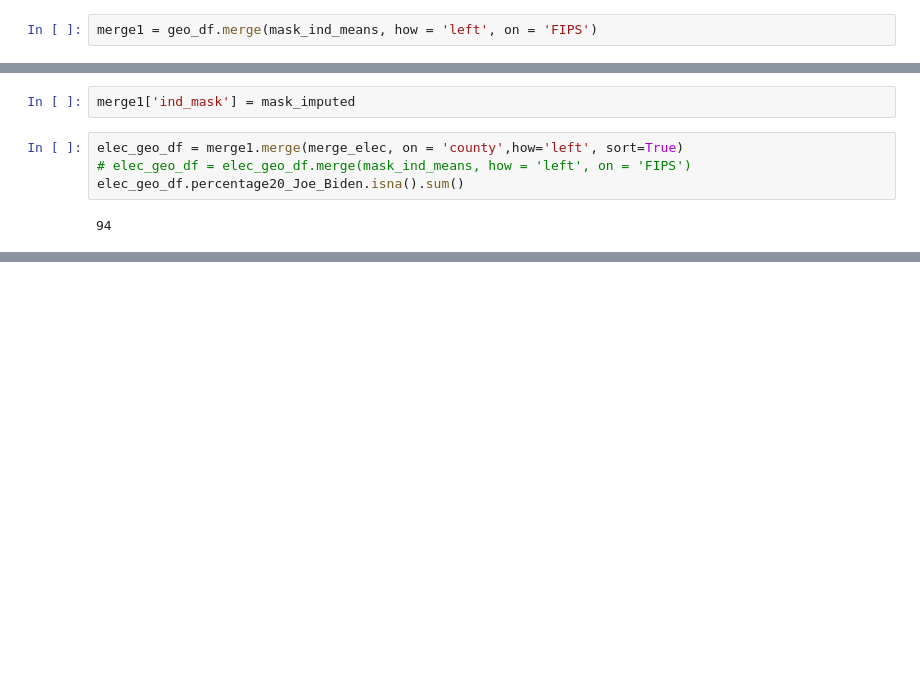
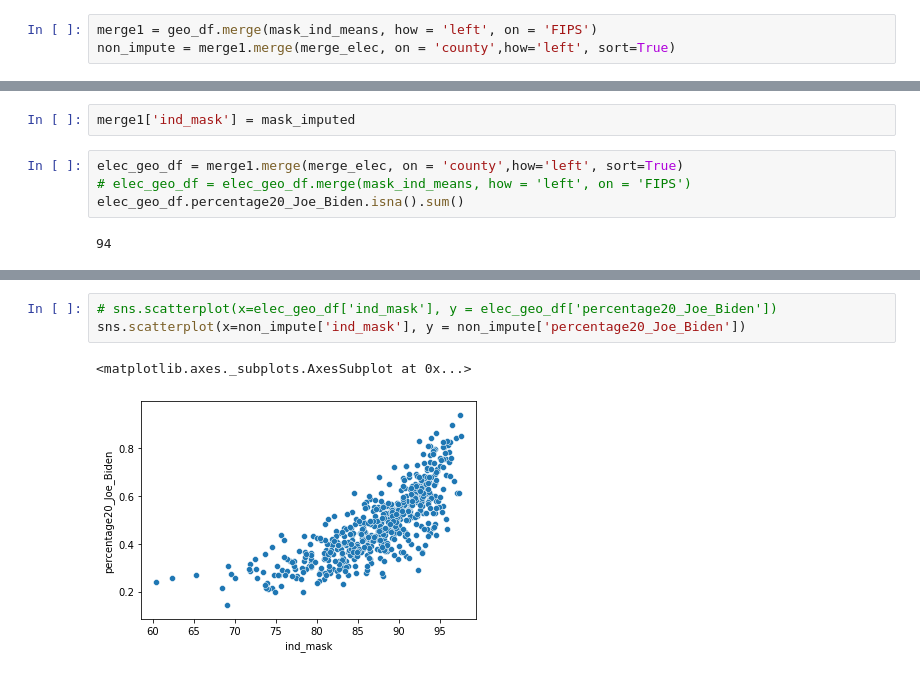
Before and after one commit to datascisteven/The-Masked-Politic, a Jupyter notebook: the_masked_politican.ipynb, the cells around one changed output, grey strips where cells are left out. Saved outputs shown, nothing was run; the diff lists cells and outputs as text; blank space fills up the shorter version.

```diff
--- a/the_masked_politican.ipynb
+++ b/the_masked_politican.ipynb
@@ -104,4 +105,5 @@ geo_df.shape
 (3142, 45)
 # %%
 merge1 = geo_df.merge(mask_ind_means, how = 'left', on = 'FIPS')
+non_impute = merge1.merge(merge_elec, on = 'county',how='left', sort=True)
 # %%
@@ -124,0 +163,6 @@ elec_geo_df.percentage20_Joe_Biden.isna().sum()
+# %%
+# sns.scatterplot(x=elec_geo_df['ind_mask'], y = elec_geo_df['percentage20_Joe_Biden'])
+sns.scatterplot(x=non_impute['ind_mask'], y = non_impute['percentage20_Joe_Biden'])
+# %% [output]
+<matplotlib.axes._subplots.AxesSubplot at 0x...>
+[figure, added]
```
Also changed, not shown: parts of 5 cells of this notebook.
